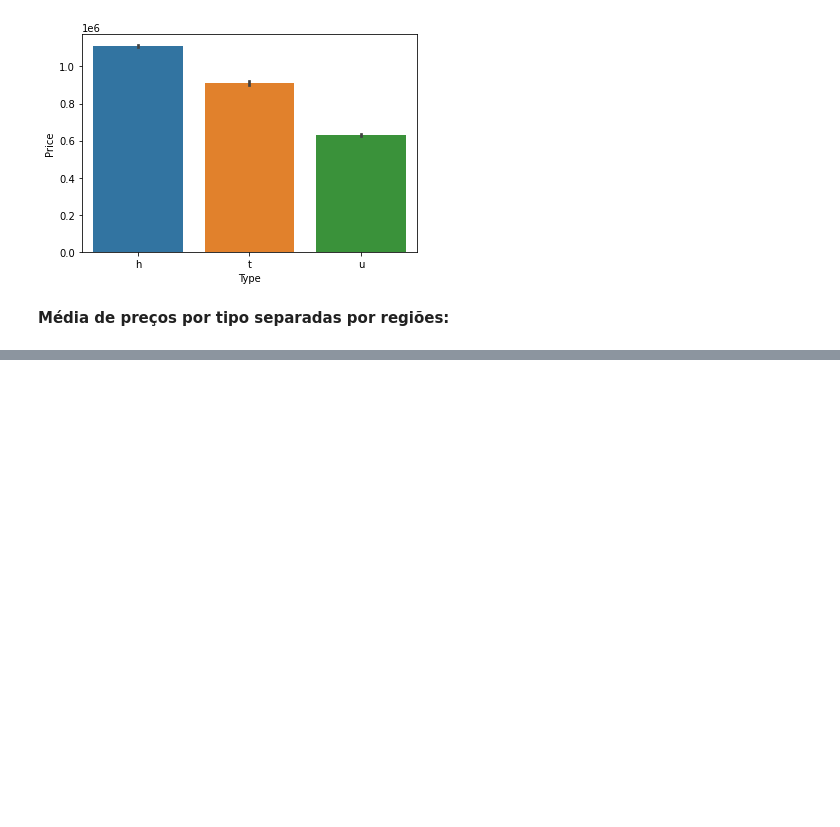
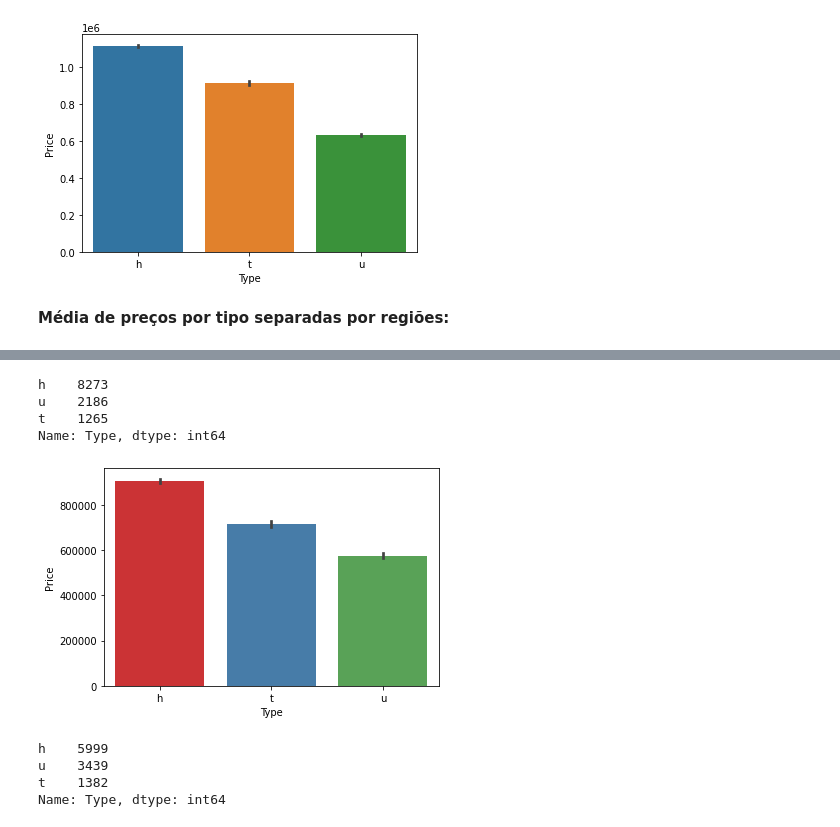
Before and after one commit to fabiobarreto-ds/data-analysis, a Jupyter notebook: 04_melbourne_housing_EDA.ipynb, the cells around one changed output, grey strips where cells are left out. Cells and saved outputs as stored; diff of their text form; code cells hidden in the pictures; blank space fills up the shorter version.

```diff
--- a/04_melbourne_housing_EDA.ipynb
+++ b/04_melbourne_housing_EDA.ipynb
@@ -454,0 +480,4 @@ sns.barplot(data=df, y="Type", x="Price", hue="Regionname");
+# %%
+def tipos_regiao(regiao):
+  dataset = df[df["Regionname"] == regiao]
+  sns.barplot(data=dataset, x="Type", y="Price", palette="Set1");
@@ -454,0 +486,20 @@ sns.barplot(data=df, y="Type", x="Price", hue="Regionname");
+# %%
+df_nm = df[df["Regionname"] == "Northern Metropolitan"]
+df_nm["Type"].value_counts()
+# %% [output]
+h    8273
+u    2186
+t    1265
+Name: Type, dtype: int64
+# %%
+tipos_regiao("Northern Metropolitan")
+# %% [output]
+[figure, added]
+# %%
+df_nm = df[df["Regionname"] == "Southern Metropolitan"]
+df_nm["Type"].value_counts()
+# %% [output]
+h    5999
+u    3439
+t    1382
+Name: Type, dtype: int64
```
Also changed, not shown: parts of 61 cells of this notebook, 1 other file.
